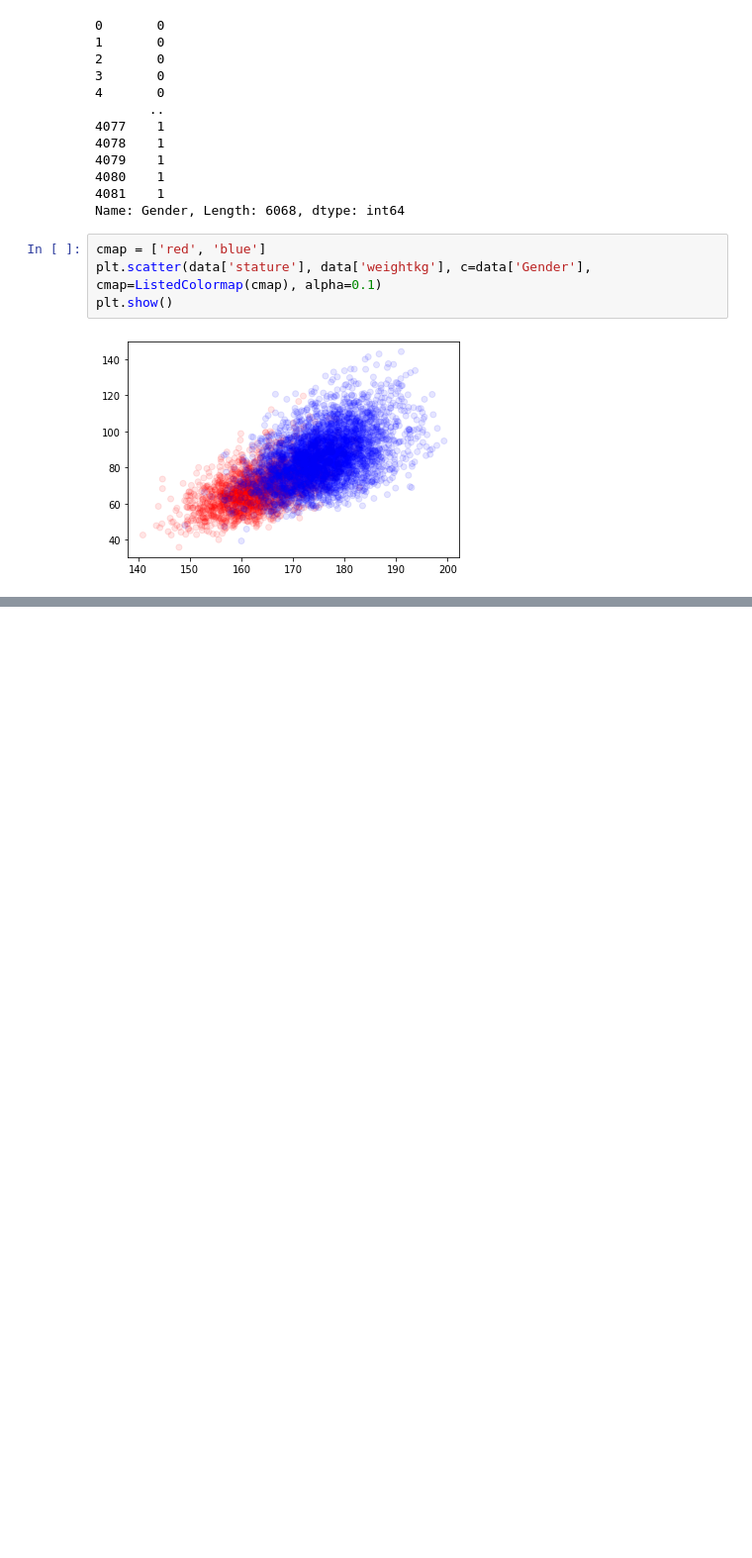
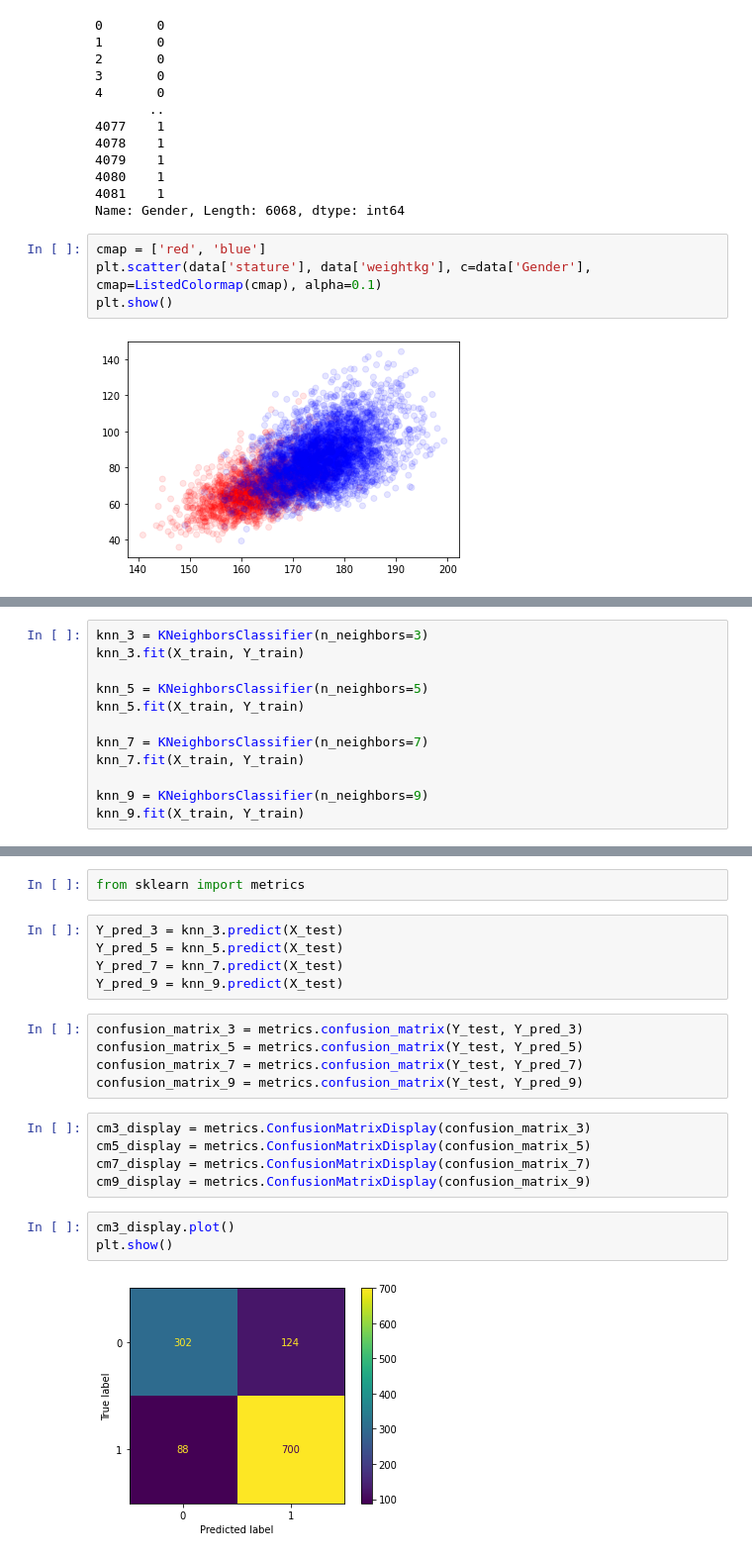
Before and after one commit to A-Yaghoubian/PyLearn7, a Jupyter notebook: Machine_Learning/Assignment_42/ANSUR ll.ipynb, the cells around one changed output, grey strips where cells are left out. Shown at 99% size. Saved outputs shown, nothing was run; the diff lists cells and outputs as text; blank space fills up the shorter version.

```diff
--- a/Machine_Learning/Assignment_42/ANSUR ll.ipynb
+++ b/Machine_Learning/Assignment_42/ANSUR ll.ipynb
@@ -103,0 +274,12 @@ plt.show()
+# %%
+knn_3 = KNeighborsClassifier(n_neighbors=3)
+knn_3.fit(X_train, Y_train)
+
+knn_5 = KNeighborsClassifier(n_neighbors=5)
+knn_5.fit(X_train, Y_train)
+
+knn_7 = KNeighborsClassifier(n_neighbors=7)
+knn_7.fit(X_train, Y_train)
+
+knn_9 = KNeighborsClassifier(n_neighbors=9)
+knn_9.fit(X_train, Y_train)
@@ -103,0 +312,22 @@ plt.show()
+# %%
+from sklearn import metrics
+# %%
+Y_pred_3 = knn_3.predict(X_test)
+Y_pred_5 = knn_5.predict(X_test)
+Y_pred_7 = knn_7.predict(X_test)
+Y_pred_9 = knn_9.predict(X_test)
+# %%
+confusion_matrix_3 = metrics.confusion_matrix(Y_test, Y_pred_3)
+confusion_matrix_5 = metrics.confusion_matrix(Y_test, Y_pred_5)
+confusion_matrix_7 = metrics.confusion_matrix(Y_test, Y_pred_7)
+confusion_matrix_9 = metrics.confusion_matrix(Y_test, Y_pred_9)
+# %%
+cm3_display = metrics.ConfusionMatrixDisplay(confusion_matrix_3)
+cm5_display = metrics.ConfusionMatrixDisplay(confusion_matrix_5)
+cm7_display = metrics.ConfusionMatrixDisplay(confusion_matrix_7)
+cm9_display = metrics.ConfusionMatrixDisplay(confusion_matrix_9)
+# %%
+cm3_display.plot()
+plt.show()
+# %% [output]
+[figure, added]
```
Also changed, not shown: parts of 26 cells of this notebook, 4 other files.
